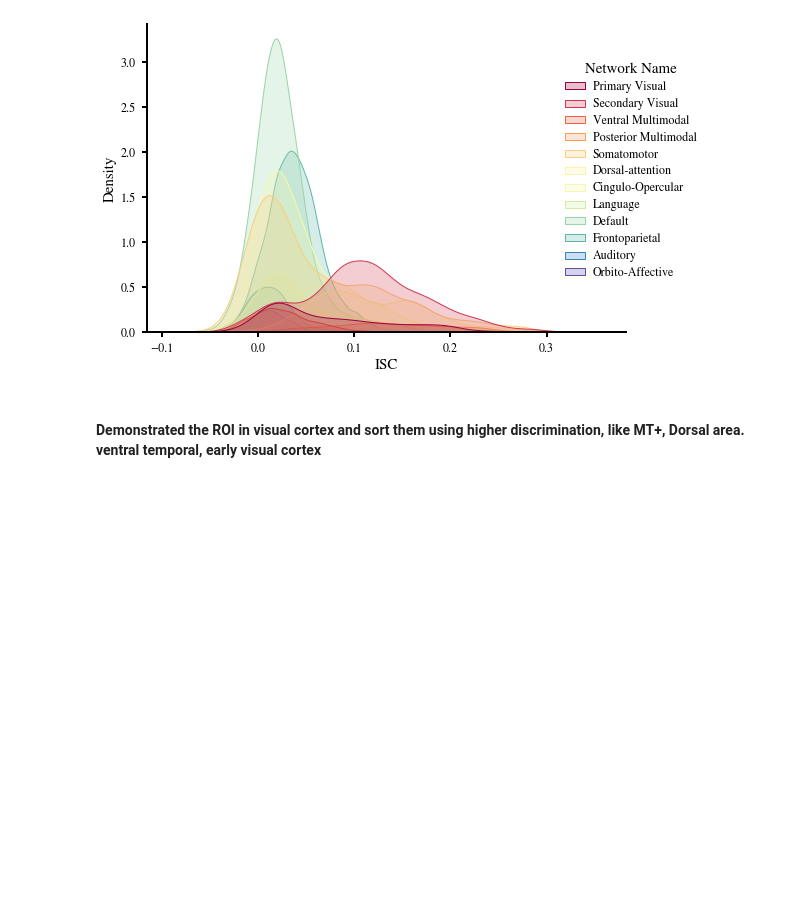
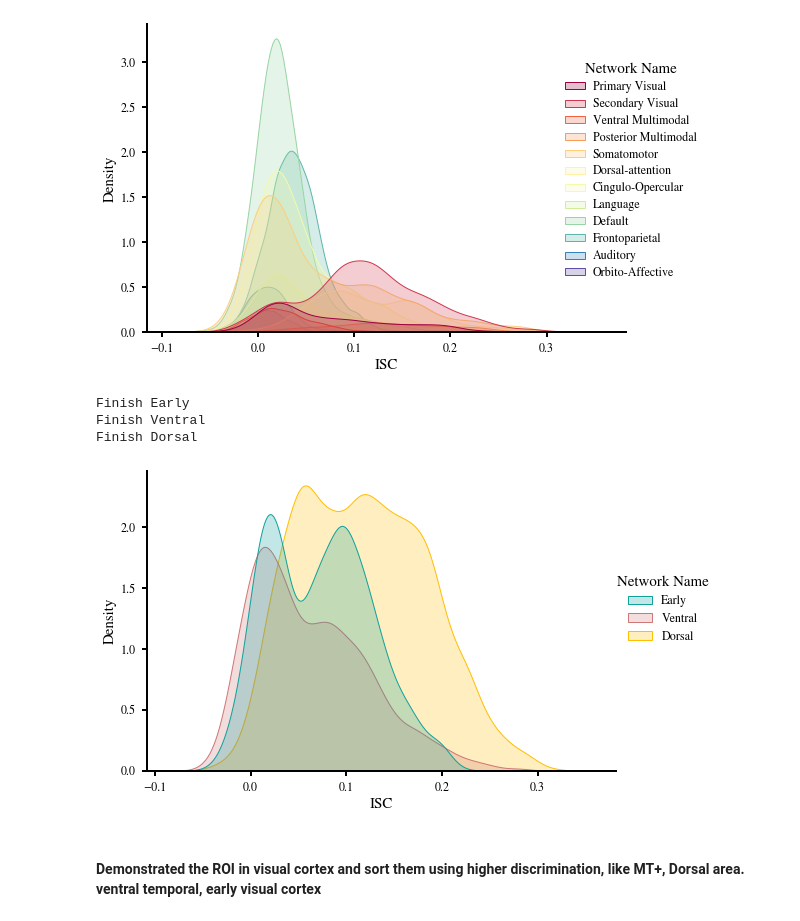
Before and after one commit to Blink621/HAD-fmri, a Jupyter notebook: analysis/ISC.ipynb, the cells around one changed output. Saved outputs shown, nothing was run; the diff lists cells and outputs as text; code cells hidden in the pictures; blank space fills up the shorter version.

```diff
--- a/analysis/ISC.ipynb
+++ b/analysis/ISC.ipynb
@@ -328,8 +328,8 @@ if not os.path.exists(isc_path):
     beta_sum = np.zeros((n_sub, n_class, 59412))
     for sub_idx, sub_name in enumerate(sub_names):
         # define beta path
-        beta_sub_path = pjoin(beta_path, sub_name, f'{sub_name}_action-beta_clean.npy')
-        beta_sub = np.load(beta_sub_path)
+        beta_sub_path = pjoin(beta_path, sub_name, f'{sub_name}_action-beta_clean_split.npy')
+        beta_sub = np.load(beta_sub_path).mean(axis=0)
         scaler = StandardScaler()
         beta_sum[sub_idx] = scaler.fit_transform(beta_sub)
         print('Finish load data:%s'%sub_name)
@@ -419,9 +441,9 @@ sns.reset_orig()
 mpl.rcParams['font.family'] = 'STIXGeneral'
 
 # make cnr dataframe
-cnr_info = pd.DataFrame(np.concatenate((isc_map[:, np.newaxis], network_partition[:, np.newaxis]), axis=1), columns=['isc', 'Network Name'])
+isc_info = pd.DataFrame(np.concatenate((isc_map[:, np.newaxis], network_partition[:, np.newaxis]), axis=1), columns=['isc', 'Network Name'])
 # distribution plot
-ax = sns.displot(data=cnr_info, x='isc', hue='Network Name', kind='kde',
+ax = sns.displot(data=isc_info, x='isc', hue='Network Name', kind='kde',
                  fill=True, height=5, aspect=1.5, palette=sns.color_palette('Spectral', as_cmap=True))
 
 # for legend text
@@ -442,5 +464,69 @@ ax.spines['bottom'].set_linewidth(2)
 ax.spines['left'].set_linewidth(2)
 # %% [output]
 [figure]
+# %%
+# Iterate to discover the high CNR ROI
+main_path = '/nfs/z1/zhenlab/BrainImageNet/Analysis_results/'
+utils_path = '/nfs/z1/userhome/ZhouMing/workingdir/BIN/action/utils/HAD/data/utils'
+roi_name_path = pjoin(main_path, 'roilbl_mmp.csv')
+roi_names = pd.read_csv(roi_name_path).iloc[:, 0].tolist()
+
+roi_assign = pd.read_csv(pjoin(utils_path, 'HCP-MMP1_visual-cortex2.csv'))
+# Primary_Visual and Early_Visual
+EV_name = roi_assign.loc[roi_assign['ID_in_22Region'].isin([1, 2]), 'area_name'].to_list()
+# Ventral_Stream_Visual and Medial_Temporal
+VS_name = roi_assign.loc[roi_assign['ID_in_22Region'].isin([4, 13, 14]), 'area_name'].to_list()
+# MT+_Complex, Dorsal_Stream_Visual, Superior_Parietal, Inferior_Parietal and Posterior_Cingulate
+DS_name = roi_assign.loc[roi_assign['ID_in_22Region'].isin([3, 5, 16, 17, 18]), 'area_name'].to_list()
+
+roi_target = {'Early':EV_name, 'Ventral':VS_name, 'Dorsal':DS_name}
+
+isc_value, isc_label = [], []
+for region_idx, region in enumerate(roi_target.keys()):
+    roi_sum = roi_mask(roi_target[region])
+    tmp_isc = isc_map[roi_sum]
+    tmp_labels = np.repeat(region, roi_sum.sum())
+    # save in containers
+    isc_value.extend(tmp_isc)
+    isc_label.extend(tmp_labels)
+    print(f'Finish {region}')
+# %% [output]
+Finish Early
+Finish Ventral
+Finish Dorsal
+# %%
+import seaborn as sns
+
+sns.reset_orig()
+# sns.set_style(style='white')
+# sns.set(font="STIXGeneral")
+mpl.rcParams['font.family'] = 'STIXGeneral'
+colors = ['#10A19D', '#CE7777', '#FFBF00']
+
+# make cnr dataframe
+isc_info = pd.DataFrame({'isc':isc_value, 'Network Name':isc_label})
+
+# distribution plot
+ax = sns.displot(data=isc_info, x='isc', hue='Network Name', kind='kde', palette=sns.color_palette(colors),
+        fill=True, height=5, aspect=1.5)
+
+# for legend text
+for t, l in zip(ax._legend.texts, roi_target.keys()):
+    t.set_text(l)
+plt.setp(ax._legend.get_texts(), fontsize='12')
+plt.setp(ax._legend.get_title(), fontsize='15')
+ax._legend.set_bbox_to_anchor((1, 0.58)) # left → right, down → up
+
+# Add some text for labels, title and custom x-axis tick labels, etc.
+plt.xlabel('ISC', fontsize=15)
+plt.ylabel('Density', fontsize=15)
+ax = plt.gca()
+ax.tick_params(labelsize=12, width=2, length=5, direction="out", pad=6)
+# ax.set_xlim(-0.6, 2.5)
+# ax.set_ylim(0, 0.75)
+ax.spines['bottom'].set_linewidth(2)
+ax.spines['left'].set_linewidth(2)
+# %% [output]
+[figure, added]
 # %% [markdown]
 #### Demonstrated the ROI in visual cortex and sort them using higher discrimination, like MT+, Dorsal area. ventral temporal, early visual cortex
```
Also changed, not shown: parts of 12 cells of this notebook, 44 other files.
